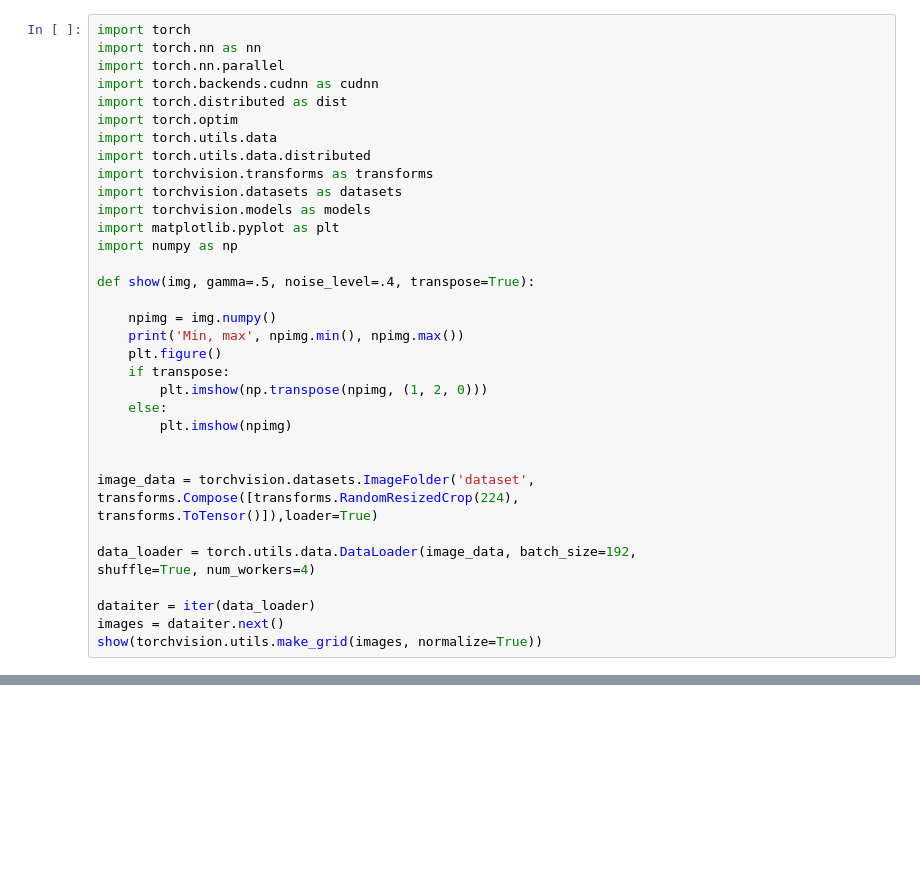
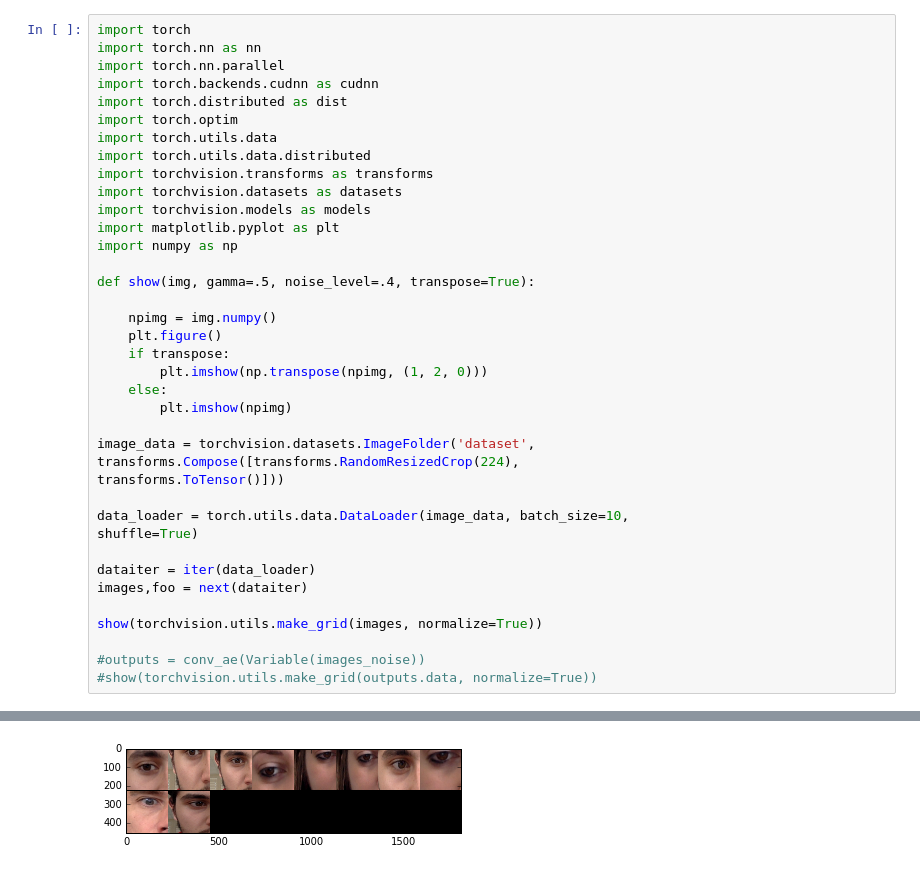
Before and after one commit to anaisbrgs/StageL3, a Jupyter notebook: 2018-03-21 data_base.ipynb, the cells around one changed output, grey strips where cells are left out. Cells and saved outputs as stored; diff of their text form; blank space fills up the shorter version.

Commit message:
Show image-modif

```diff
--- a/2018-03-21 data_base.ipynb
+++ b/2018-03-21 data_base.ipynb
@@ -16,22 +16,24 @@ import numpy as np
 def show(img, gamma=.5, noise_level=.4, transpose=True):
 
     npimg = img.numpy()
-    print('Min, max', npimg.min(), npimg.max())
     plt.figure()
     if transpose:
         plt.imshow(np.transpose(npimg, (1, 2, 0)))
     else:
         plt.imshow(npimg)
 
-
 image_data = torchvision.datasets.ImageFolder('dataset',
 transforms.Compose([transforms.RandomResizedCrop(224),
-transforms.ToTensor()]),loader=True)
+transforms.ToTensor()]))
 
-data_loader = torch.utils.data.DataLoader(image_data, batch_size=192,
-shuffle=True, num_workers=4)
+data_loader = torch.utils.data.DataLoader(image_data, batch_size=10,
+shuffle=True)
 
 dataiter = iter(data_loader)
-images = dataiter.next()
+images,foo = next(dataiter)
+
 show(torchvision.utils.make_grid(images, normalize=True))
+
+#outputs = conv_ae(Variable(images_noise))
+#show(torchvision.utils.make_grid(outputs.data, normalize=True))
 # %% [output]
@@ -41,0 +40 @@ TypeError: Traceback (most recent call last):
+[figure, added]
```
Also changed, not shown: parts of 4 cells of this notebook.
